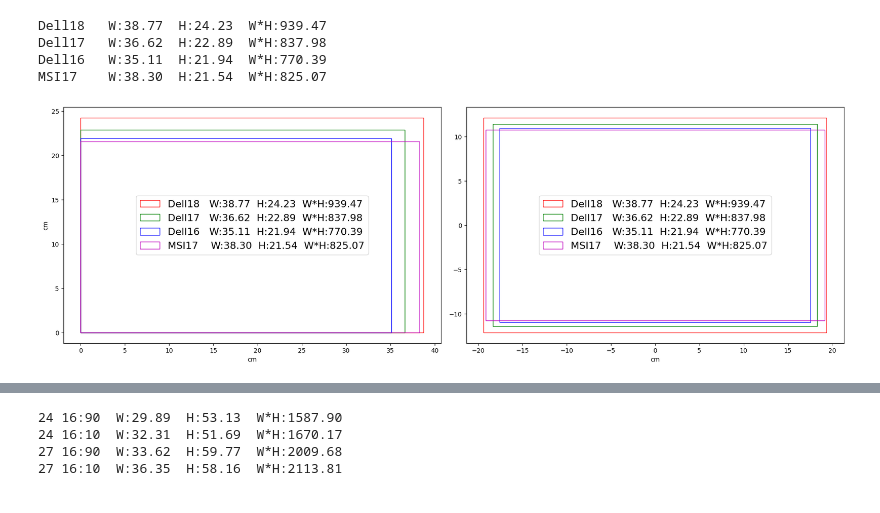
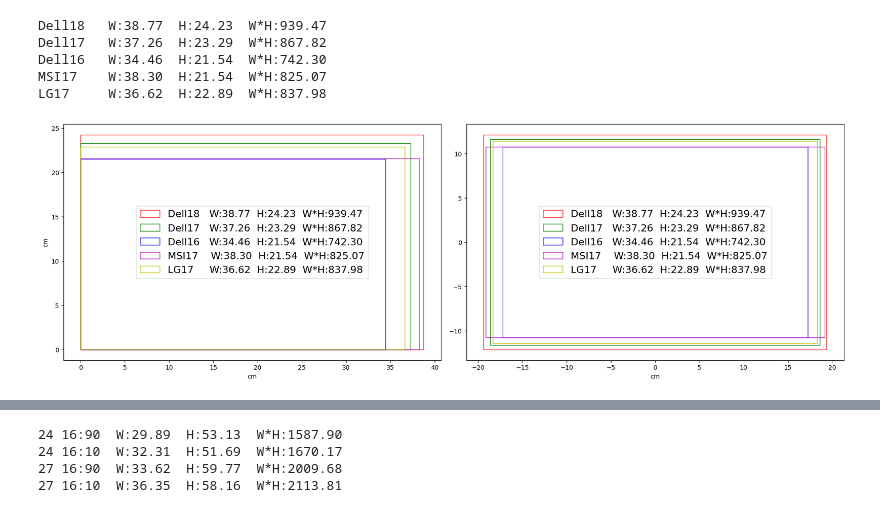
Before and after one commit to GenioSainz/Colab-Demos, a Jupyter notebook: scripts/ScreensRatios.ipynb, the cells around one changed output, grey strips where cells are left out. Saved outputs shown, nothing was run; the diff lists cells and outputs as text; code cells hidden in the pictures.

```diff
--- a/scripts/ScreensRatios.ipynb
+++ b/scripts/ScreensRatios.ipynb
@@ -32,19 +32,21 @@ plt.rc('legend',fontsize = 16)
 # %%
 # @title  Screens H
 
 DATA = [
         {'size':18.0,'ratio':2560/1600,'name':'Dell18','color':'r'},
-        {'size':17.0,'ratio':3840/2400,'name':'Dell17','color':'g'},
-        {'size':16.3,'ratio':3840/2400,'name':'Dell16','color':'b'},
+        {'size':17.3,'ratio':3840/2400,'name':'Dell17','color':'g'},
+        {'size':16.0,'ratio':3840/2400,'name':'Dell16','color':'b'},
         {'size':17.3,'ratio':1920/1080,'name':'MSI17' ,'color':'m'},
+        {'size':17.0,'ratio':3840/2400,'name':'LG17' ,'color':'y'},
         ]
 
 fig, ax = plt.subplots(1,2,figsize=(1800*px2inch , 1200*px2inch),constrained_layout=True)
 for data in DATA:
   plot_rectangle(data,ax)
 # %% [output]
 Dell18   W:38.77  H:24.23  W*H:939.47
-Dell17   W:36.62  H:22.89  W*H:837.98
-Dell16   W:35.11  H:21.94  W*H:770.39
+Dell17   W:37.26  H:23.29  W*H:867.82
+Dell16   W:34.46  H:21.54  W*H:742.30
 MSI17    W:38.30  H:21.54  W*H:825.07
+LG17     W:36.62  H:22.89  W*H:837.98
-[figure, old version]
+[figure, new version]
```
Also changed, not shown: parts of 2 cells of this notebook, 3 other files.
